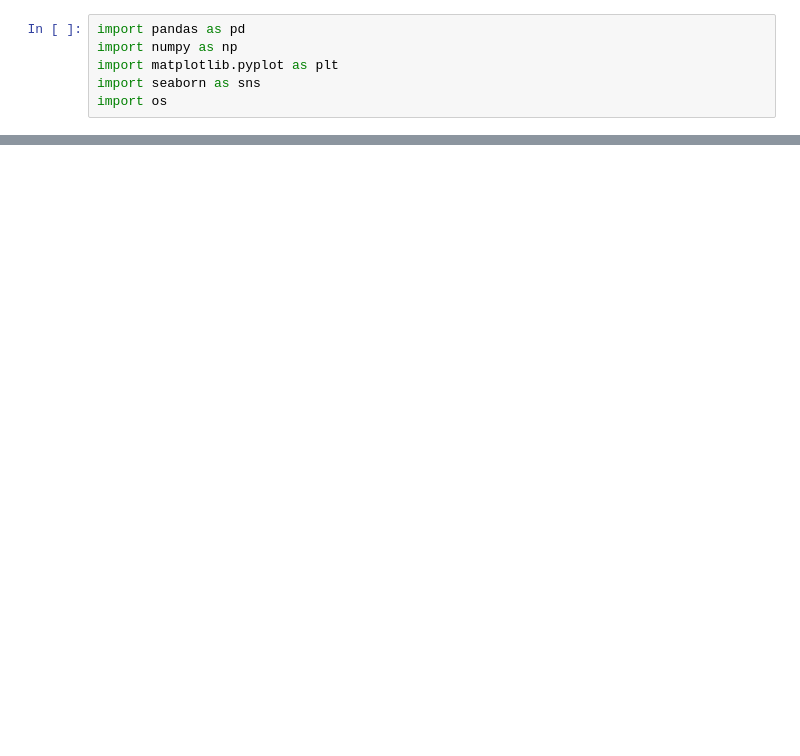
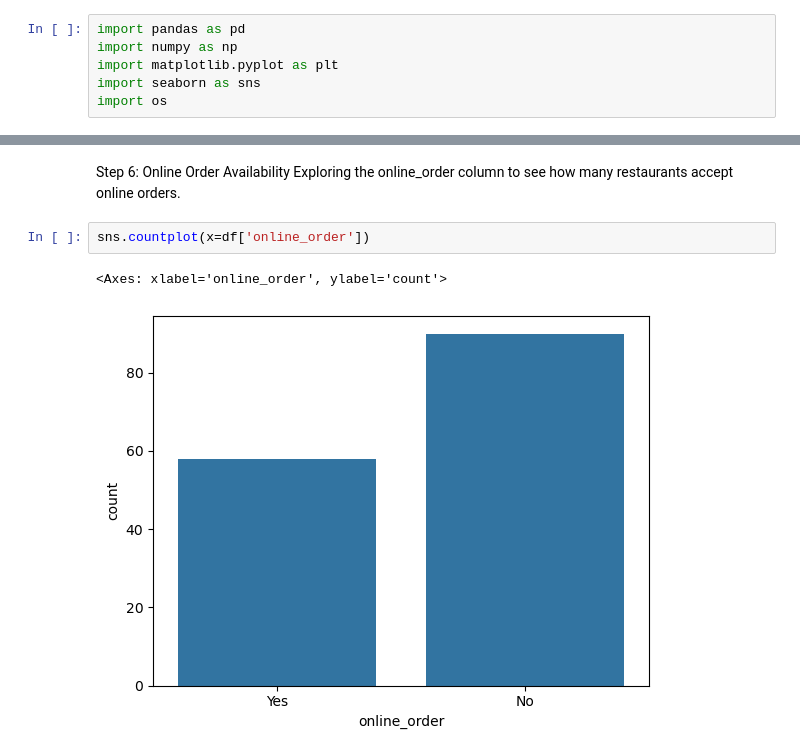
Before and after one commit to syedsaad9218/Zomato-Data-Analysis-Using-Python, a Jupyter notebook: notebook/Zomato_Data_Analysis.ipynb, the cells around one changed output, grey strips where cells are left out. Cells and saved outputs as stored; diff of their text form; blank space fills up the shorter version.

```diff
--- a/notebook/Zomato_Data_Analysis.ipynb
+++ b/notebook/Zomato_Data_Analysis.ipynb
@@ -10,0 +113,8 @@ FileNotFoundError: [Errno 2] No such file or directory: '/data/Zomato-data.csv'
+# %% [markdown]
+Step 6: Online Order Availability
+Exploring the online_order column to see how many restaurants accept online orders.
+# %%
+sns.countplot(x=df['online_order'])
+# %% [output]
+<Axes: xlabel='online_order', ylabel='count'>
+[figure, added]
```
Also changed, not shown: parts of 30 cells of this notebook.
